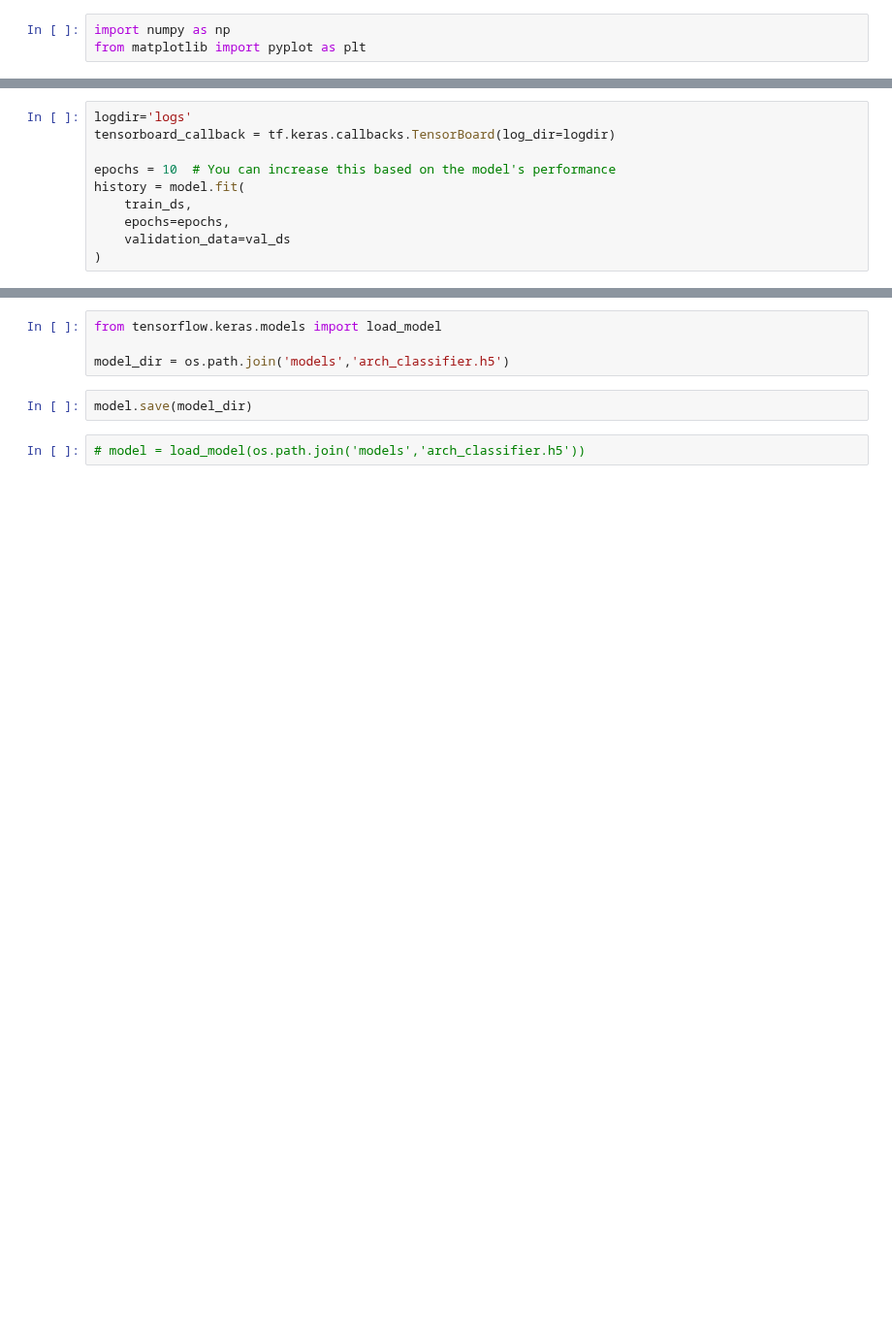
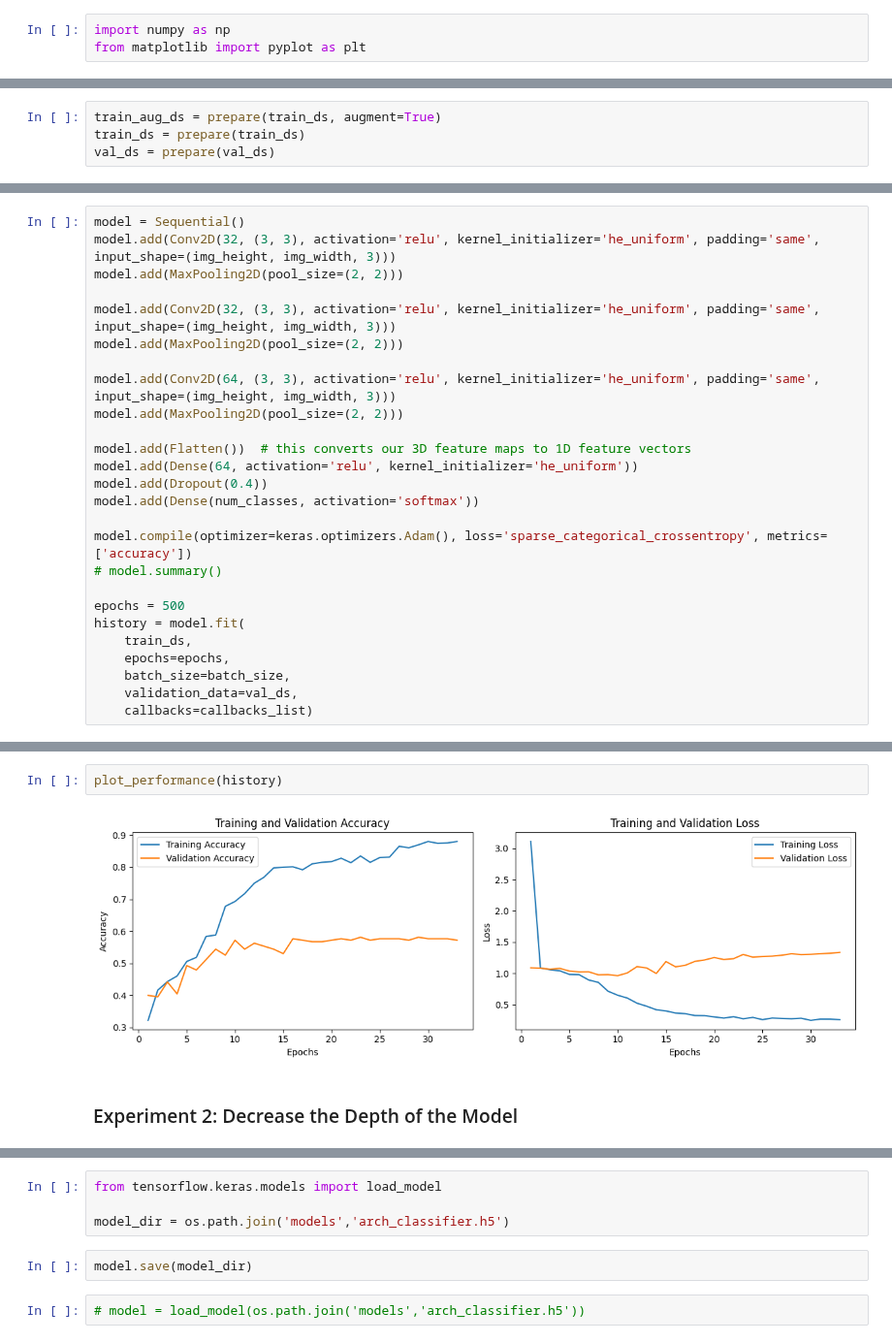
Before and after one commit to ebylmz/architectural-style-classification, a Jupyter notebook: notebooks/classify_arch.ipynb, the cells around one changed output, grey strips where cells are left out. Shown at 97% size. Drawn from its saved outputs; the diff is of its cells as text; blank space fills up the shorter version.

```diff
--- a/notebooks/classify_arch.ipynb
+++ b/notebooks/classify_arch.ipynb
@@ -305,10 +143,0 @@ _________________________________________________________________
-# %%
-logdir='logs'
-tensorboard_callback = tf.keras.callbacks.TensorBoard(log_dir=logdir)
-
-epochs = 10  # You can increase this based on the model's performance
-history = model.fit(
-    train_ds,
-    epochs=epochs,
-    validation_data=val_ds
-)
@@ -418,0 +220,4 @@ plt.show()
+# %%
+train_aug_ds = prepare(train_ds, augment=True)
+train_ds = prepare(train_ds)
+val_ds = prepare(val_ds)
@@ -418,0 +317,26 @@ plt.show()
+# %%
+model = Sequential()
+model.add(Conv2D(32, (3, 3), activation='relu', kernel_initializer='he_uniform', padding='same', input_shape=(img_height, img_width, 3)))
+model.add(MaxPooling2D(pool_size=(2, 2)))
+
+model.add(Conv2D(32, (3, 3), activation='relu', kernel_initializer='he_uniform', padding='same', input_shape=(img_height, img_width, 3)))
+model.add(MaxPooling2D(pool_size=(2, 2)))
+
+model.add(Conv2D(64, (3, 3), activation='relu', kernel_initializer='he_uniform', padding='same', input_shape=(img_height, img_width, 3)))
+model.add(MaxPooling2D(pool_size=(2, 2)))
+
+model.add(Flatten())  # this converts our 3D feature maps to 1D feature vectors
+model.add(Dense(64, activation='relu', kernel_initializer='he_uniform'))
+model.add(Dropout(0.4))
+model.add(Dense(num_classes, activation='softmax'))
+
+model.compile(optimizer=keras.optimizers.Adam(), loss='sparse_categorical_crossentropy', metrics=['accuracy'])
+# model.summary()
+
+epochs = 500
+history = model.fit(
+    train_ds,
+    epochs=epochs,
+    batch_size=batch_size,
+    validation_data=val_ds,
+    callbacks=callbacks_list)
@@ -418,0 +361,6 @@ plt.show()
+# %%
+plot_performance(history)
+# %% [output]
+[figure, added]
+# %% [markdown]
+### Experiment 2: Decrease the Depth of the Model
```
Also changed, not shown: parts of 86 cells of this notebook, 2 other files.
